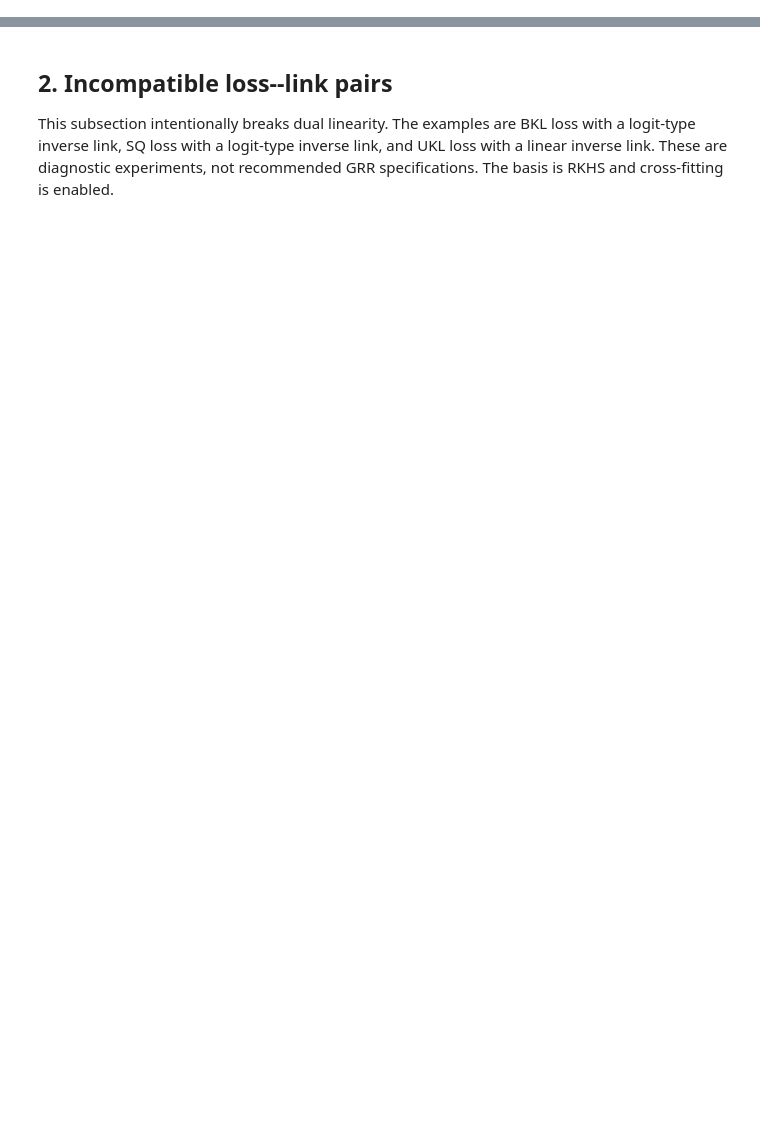
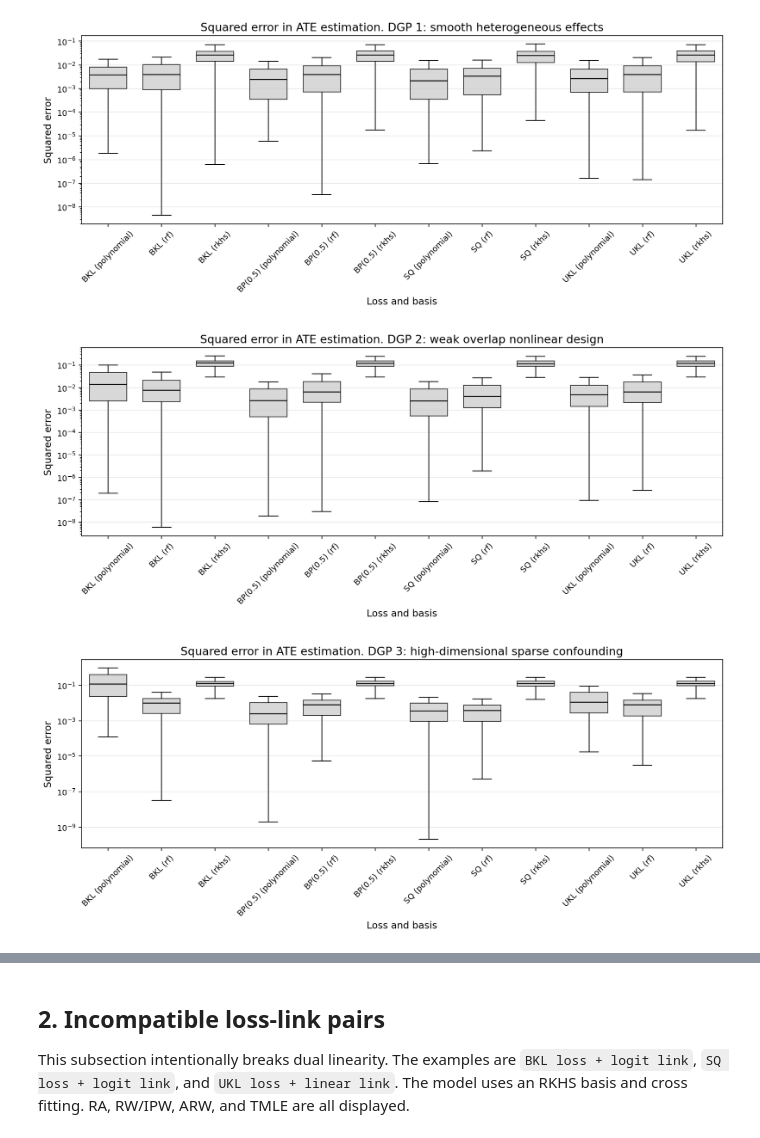
Before and after one commit to MasaKat0/genriesz, a Jupyter notebook: notebooks/experiments/01_main_simulation_study.ipynb, the cells around one changed output, grey strips where cells are left out. Saved outputs shown, nothing was run; the diff lists cells and outputs as text; code cells hidden in the pictures; blank space fills up the shorter version.

```diff
--- a/notebooks/experiments/01_main_simulation_study.ipynb
+++ b/notebooks/experiments/01_main_simulation_study.ipynb
@@ -197,0 +1090,36 @@ boxplot_metric(plot_df, group_col="method", metric="squared_error", title=FIGURE
+# %%
+# Box plots of ARW squared error. Edit titles, labels, colors, font sizes, line widths, and scale here.
+plot_df = main_compatible[(main_compatible["status"] == "ok") & (main_compatible["estimator"] == "arw")].copy()
+plot_df["method"] = plot_df["loss"] + " (" + plot_df["basis"] + ")"
+plot_df["squared_error_plot"] = plot_df["squared_error"].clip(lower=PLOT_CONFIG["squared_error_floor"])
+
+for estimand_name in ESTIMANDS:
+    for dgp_name in DGP_NAMES:
+        panel_df = plot_df[(plot_df["estimand"] == estimand_name) & (plot_df["dgp"] == dgp_name)].copy()
+        if panel_df.empty:
+            print(f"No plot data for {estimand_name}, {dgp_name}.")
+            continue
+        fig, ax = plt.subplots(figsize=PLOT_CONFIG["figure_size_wide"], dpi=PLOT_CONFIG["dpi"])
+        ordered_methods = sorted(panel_df["method"].unique())
+        box_data = [panel_df.loc[panel_df["method"] == m, "squared_error_plot"].dropna().to_numpy() for m in ordered_methods]
+        box = ax.boxplot(box_data, tick_labels=[prettify_method(_m) for _m in ordered_methods], widths=PLOT_CONFIG["box_width"], patch_artist=True, showfliers=False)
+        for patch, method in zip(box["boxes"], ordered_methods):
+            loss_name = method.split(" | ")[0]
+            patch.set_facecolor(METHOD_COLORS.get(loss_name, "#CCCCCC"))
+            patch.set_alpha(0.75)
+        for median in box["medians"]:
+            median.set_color("black")
+            median.set_linewidth(1.2)
+        ax.set_yscale(PLOT_CONFIG["squared_error_y_scale"])
+        ax.set_title(f"Squared error in {estimand_name} estimation. {dgp_name}", fontsize=PLOT_CONFIG["title_fontsize"])
+        ax.set_xlabel("Loss and basis", fontsize=PLOT_CONFIG["axis_fontsize"])
+        ax.set_ylabel("Squared error", fontsize=PLOT_CONFIG["axis_fontsize"])
+        ax.tick_params(axis="x", labelrotation=45, labelsize=PLOT_CONFIG["tick_fontsize"])
+        ax.tick_params(axis="y", labelsize=PLOT_CONFIG["tick_fontsize"])
+        ax.grid(axis="y", alpha=PLOT_CONFIG["grid_alpha"])
+        fig.tight_layout()
+        plt.show()
+# %% [output]
+[figure, added]
+[figure, added]
+[figure, added]
@@ -198,4 +1129,4 @@ boxplot_metric(plot_df, group_col="method", metric="squared_error", title=FIGURE
 # %% [markdown]
-## 2. Incompatible loss--link pairs
+## 2. Incompatible loss-link pairs
 
-This subsection intentionally breaks dual linearity.  The examples are BKL loss with a logit-type inverse link, SQ loss with a logit-type inverse link, and UKL loss with a linear inverse link.  These are diagnostic experiments, not recommended GRR specifications.  The basis is RKHS and cross-fitting is enabled.
+This subsection intentionally breaks dual linearity. The examples are `BKL loss + logit link`, `SQ loss + logit link`, and `UKL loss + linear link`. The model uses an RKHS basis and cross fitting. RA, RW/IPW, ARW, and TMLE are all displayed.
```
Also changed, not shown: parts of 21 cells of this notebook, 48 other files.
